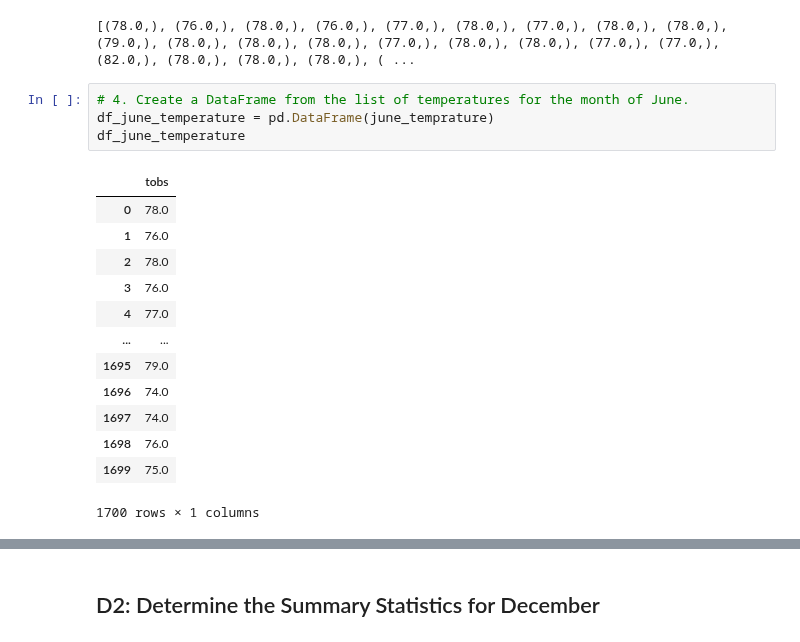
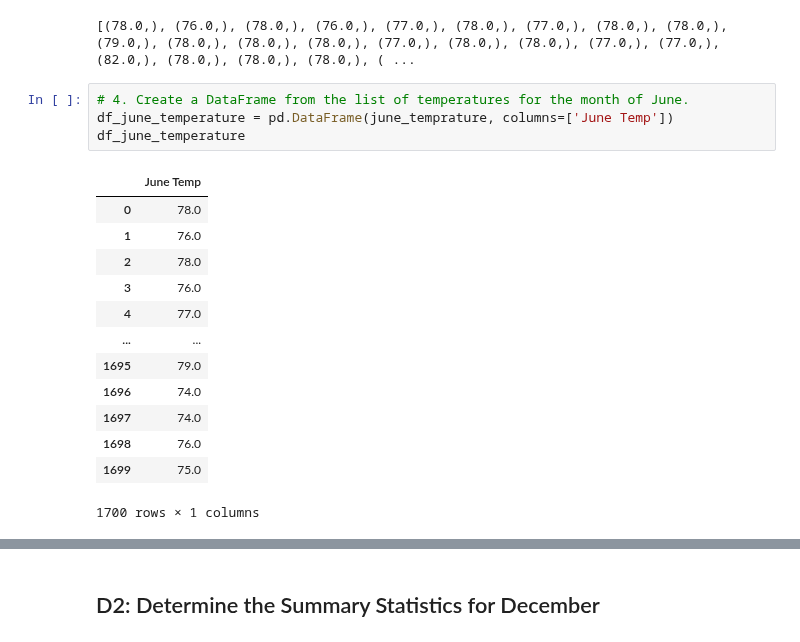
Before and after one commit to afanng24/Surfs_Up_ADS, a Jupyter notebook: SurfsUp_Challenge.ipynb, the cells around one changed output, grey strips where cells are left out. Saved outputs shown, nothing was run; the diff lists cells and outputs as text.

```diff
--- a/SurfsUp_Challenge.ipynb
+++ b/SurfsUp_Challenge.ipynb
@@ -51,10 +51,10 @@ print(june_temprature)
 [(78.0,), (76.0,), (78.0,), (76.0,), (77.0,), (78.0,), (77.0,), (78.0,), (78.0,), (79.0,), (78.0,), (78.0,), (78.0,), (77.0,), (78.0,), (78.0,), (77.0,), (77.0,), (82.0,), (78.0,), (78.0,), (78.0,), ( ...
 # %%
 # 4. Create a DataFrame from the list of temperatures for the month of June.
-df_june_temperature = pd.DataFrame(june_temprature)
+df_june_temperature = pd.DataFrame(june_temprature, columns=['June Temp'])
 df_june_temperature
 # %% [output]
-|  | tobs |
+|  | June Temp |
 | 0 | 78.0 |
 | 1 | 76.0 |
 | 2 | 78.0 |
```
Also changed, not shown: parts of 3 cells of this notebook.
